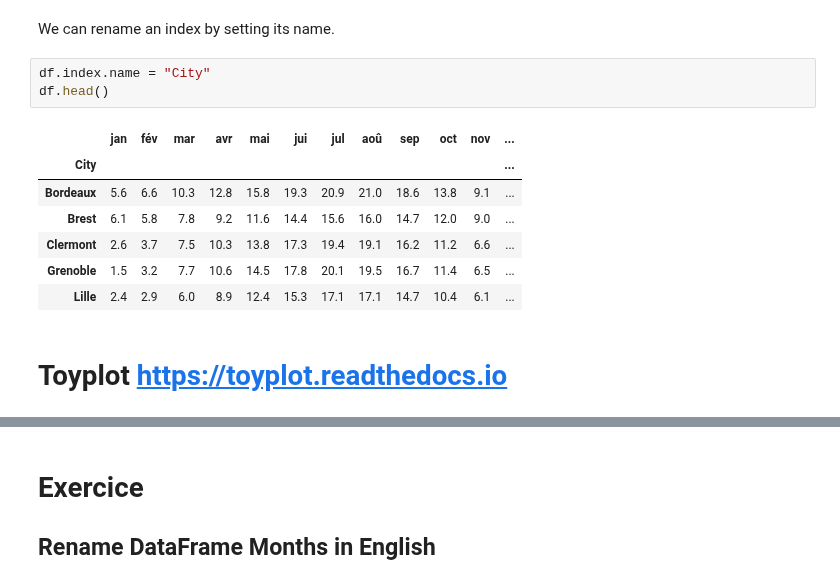
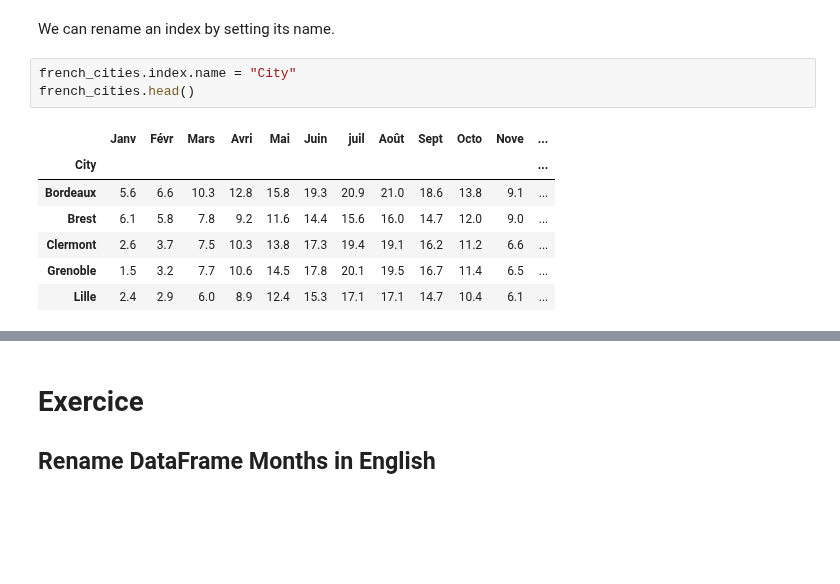
Before and after one commit to pnavaro/math-python, a Jupyter notebook: 14.Pandas.ipynb, the cells around one changed output, grey strips where cells are left out. Drawn from its saved outputs; the diff is of its cells as text; blank space fills up the shorter version.

```diff
--- a/14.Pandas.ipynb
+++ b/14.Pandas.ipynb
@@ -334,15 +325,13 @@ Index(['Bordeaux', 'Brest', 'Clermont', 'Grenoble', 'Lille', 'Lyon',
 # %% [markdown]
 We can rename an index by setting its name.
 # %%
-df.index.name = "City"
-df.head()
+french_cities.index.name = "City"
+french_cities.head()
 # %% [output]
-|  | jan | fév | mar | avr | mai | jui | jul | aoû | sep | oct | nov | ... |
+|  | Janv | Févr | Mars | Avri | Mai | Juin | juil | Août | Sept | Octo | Nove | ... |
 | City |  |  |  |  |  |  |  |  |  |  |  | ... |
 | Bordeaux | 5.6 | 6.6 | 10.3 | 12.8 | 15.8 | 19.3 | 20.9 | 21.0 | 18.6 | 13.8 | 9.1 | ... |
 | Brest | 6.1 | 5.8 | 7.8 | 9.2 | 11.6 | 14.4 | 15.6 | 16.0 | 14.7 | 12.0 | 9.0 | ... |
 | Clermont | 2.6 | 3.7 | 7.5 | 10.3 | 13.8 | 17.3 | 19.4 | 19.1 | 16.2 | 11.2 | 6.6 | ... |
 | Grenoble | 1.5 | 3.2 | 7.7 | 10.6 | 14.5 | 17.8 | 20.1 | 19.5 | 16.7 | 11.4 | 6.5 | ... |
 | Lille | 2.4 | 2.9 | 6.0 | 8.9 | 12.4 | 15.3 | 17.1 | 17.1 | 14.7 | 10.4 | 6.1 | ... |
-# %% [markdown]
-# Toyplot https://toyplot.readthedocs.io
```
Also changed, not shown: parts of 62 cells of this notebook, 1 other file.
